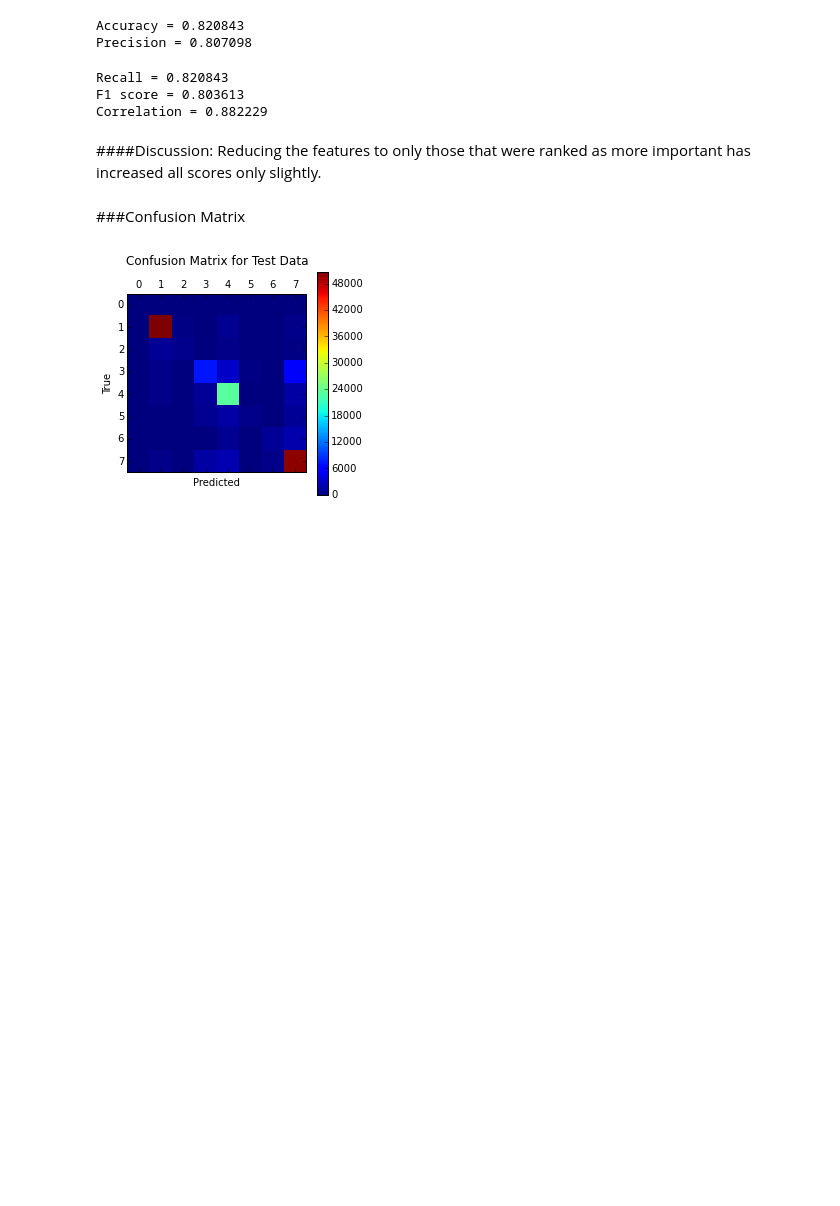
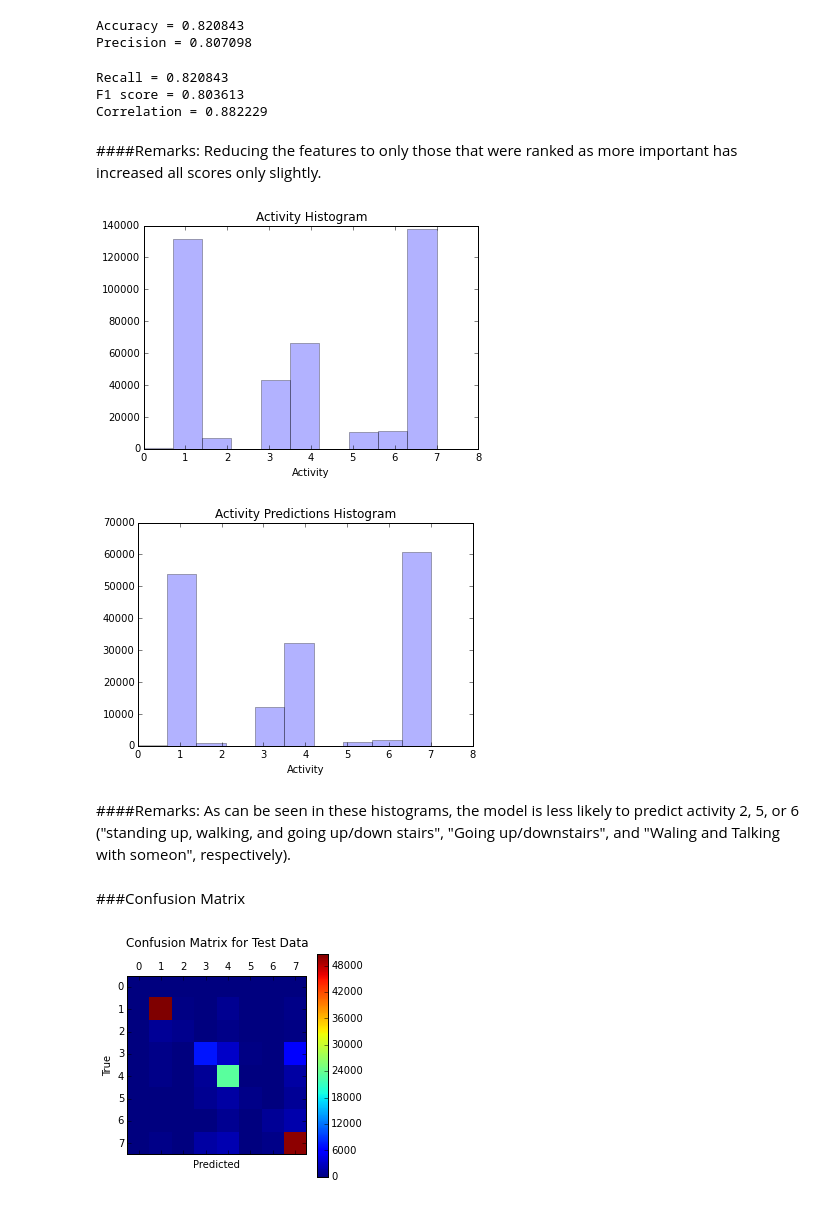
Before and after one commit to molliemarie/DS-Projects, a Jupyter notebook: Accelerometer/accelerometer2.ipynb, the cells around one changed output. Cells and saved outputs as stored; diff of their text form; code cells hidden in the pictures; blank space fills up the shorter version.

```diff
--- a/Accelerometer/accelerometer2.ipynb
+++ b/Accelerometer/accelerometer2.ipynb
@@ -490,8 +545,24 @@ Recall = 0.820843
 F1 score = 0.803613
 Correlation = 0.882229
 # %% [markdown]
-####Discussion:
+####Remarks:
 Reducing the features to only those that were ranked as more important has increased all scores only slightly.
+# %%
+pl.hist(df['activity'], alpha = 0.3)
+pl.xlabel('Activity')
+pl.title('Activity Histogram')
+pl.show()
+
+pl.hist(rf_test_pred, alpha = 0.3)
+pl.xlabel('Activity')
+pl.title('Activity Predictions Histogram')
+pl.show()
+# %% [output]
+[figure, added]
+[figure, added]
+# %% [markdown]
+####Remarks:
+As can be seen in these histograms, the model is less likely to predict activity 2, 5, or 6 ("standing up, walking, and going up/down stairs", "Going up/downstairs", and "Waling and Talking with someon", respectively).
 # %% [markdown]
 ###Confusion Matrix
 # %%
```
Also changed, not shown: parts of 36 cells of this notebook.
